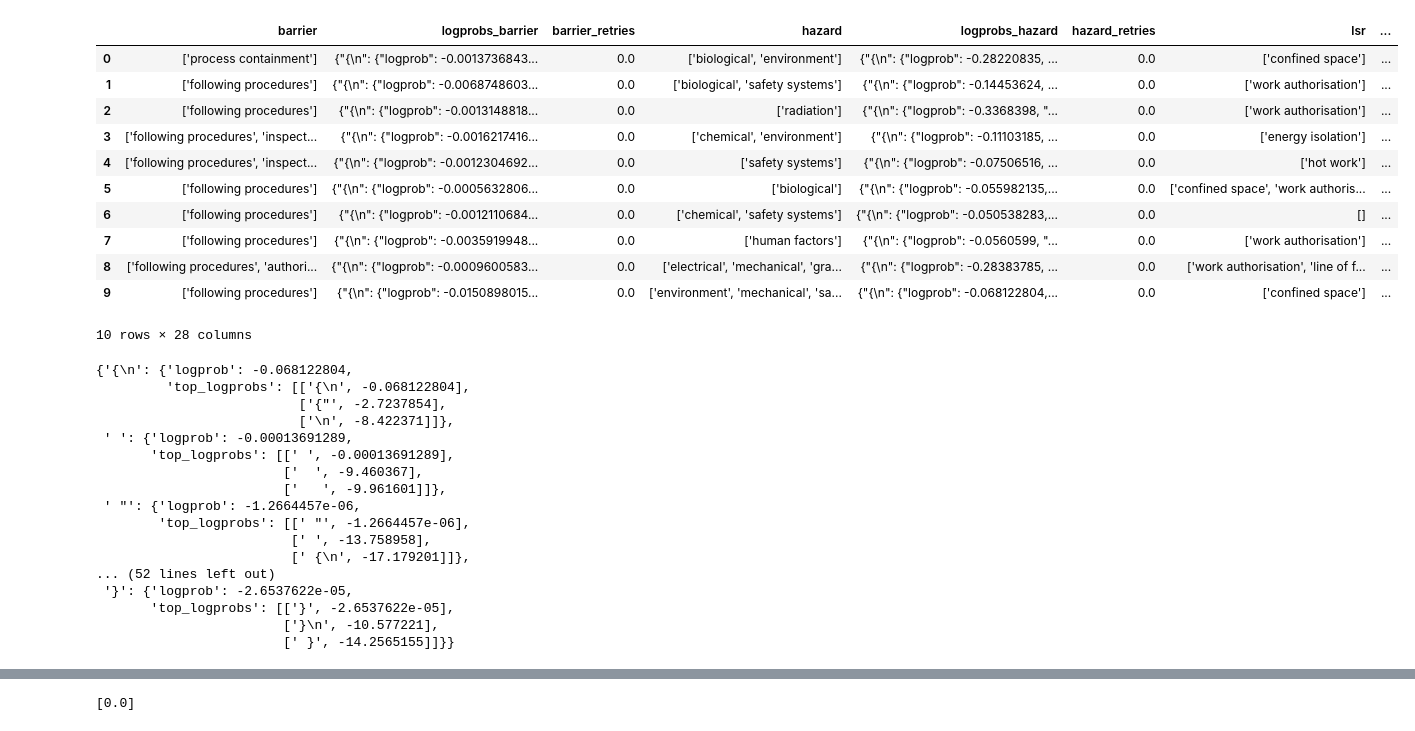
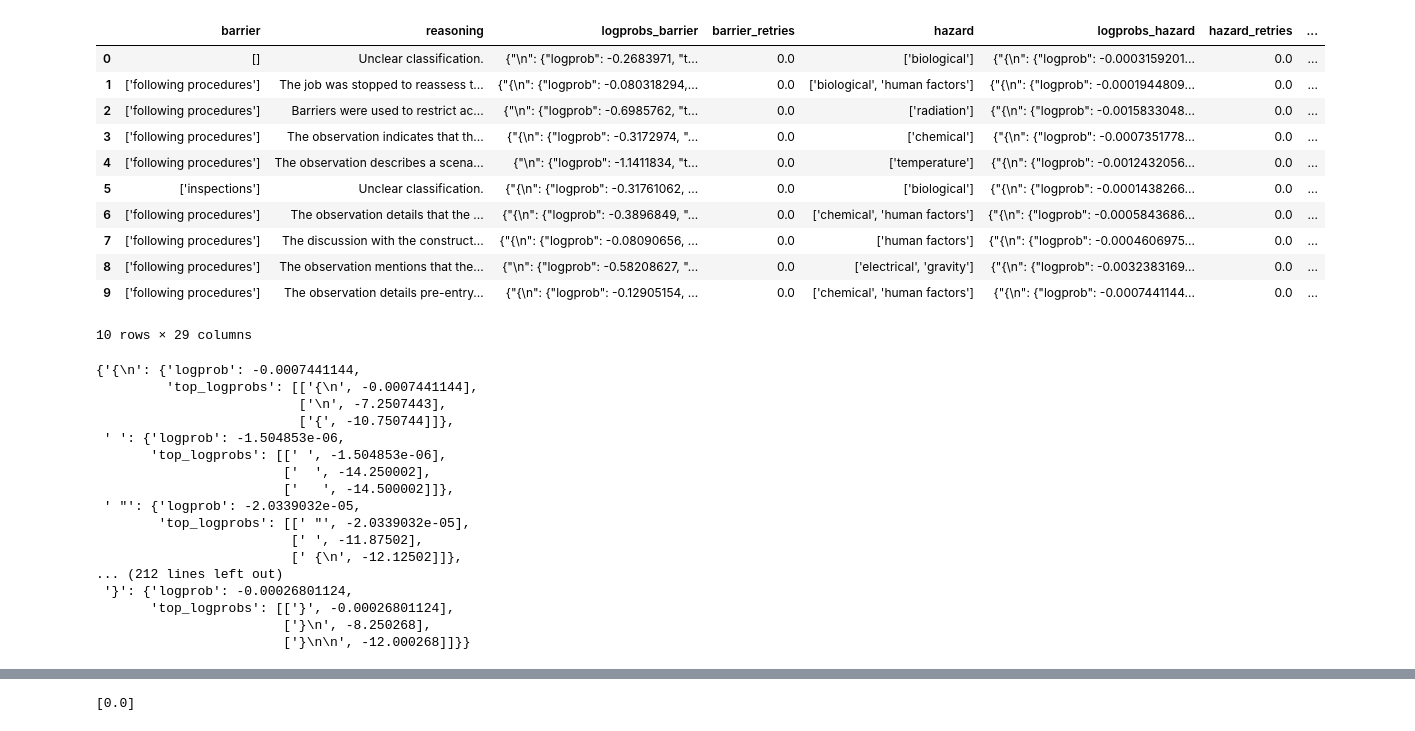
Before and after one commit to panu-hietanen/Empirisys, a Jupyter notebook: lp_analysis.ipynb, the cells around one changed output, grey strips where cells are left out. Drawn from its saved outputs; the diff is of its cells as text; code cells hidden in the pictures.

```diff
--- a/lp_analysis.ipynb
+++ b/lp_analysis.ipynb
@@ -138,44 +138,47 @@ lsr_dict = {
     "Working at Height": "Protect yourself against a fall when working at height. I inspect my fall protection equipment before use. I secure tools and work materials to prevent dropped objects. I tie off 100% to approved anchor points while outside a protected area. Working at height outside a protected area (such as an elevated work area not enclosed by hand rails) requires the use of approved fall protection equipment secured to an approved anchor point. Other considerations for working at height include ladders, work over water, rope access, floor openings, access hatches, and inspection pits. Floor openings should be protected with physical barriers to prevent falls. Preventing objects from falling from height and using physical barriers below working area keeps you and people working below you safe. IOGP recommends that companies define working at height as work at or above 1.8m/6ft, unless local legislation requires a lower height. Scaffolds should be properly constructed, inspected and certified."
 }
 # %%
-df = pd.read_csv('Data\logprobs_GD_002_boosted_2024-07-24.csv')
+# df = pd.read_csv('Data\logprobs_GD_002_boosted_2024-07-24.csv')
+# df = pd.read_csv('Data\logprobs_GD_003_boosted_2024-07-30.csv')
+df = pd.read_csv('Data\logprobs_GD_004_boosted_2024-07-30.csv')
+
 
 entity = 'hazard'
 lp = df[f'logprobs_{entity}']
 df.head(10)
 # %% [output]
-|  | barrier | logprobs_barrier | barrier_retries | hazard | logprobs_hazard | hazard_retries | lsr | ... |
-| 0 | ['process containment'] | {"{\n": {"logprob": -0.0013736843... | 0.0 | ['biological', 'environment'] | {"{\n": {"logprob": -0.28220835, ... | 0.0 | ['confined space'] | ... |
-| 1 | ['following procedures'] | {"{\n": {"logprob": -0.0068748603... | 0.0 | ['biological', 'safety systems'] | {"{\n": {"logprob": -0.14453624, ... | 0.0 | ['work authorisation'] | ... |
-| 2 | ['following procedures'] | {"{\n": {"logprob": -0.0013148818... | 0.0 | ['radiation'] | {"{\n": {"logprob": -0.3368398, "... | 0.0 | ['work authorisation'] | ... |
-| 3 | ['following procedures', 'inspect... | {"{\n": {"logprob": -0.0016217416... | 0.0 | ['chemical', 'environment'] | {"{\n": {"logprob": -0.11103185, ... | 0.0 | ['energy isolation'] | ... |
-| 4 | ['following procedures', 'inspect... | {"{\n": {"logprob": -0.0012304692... | 0.0 | ['safety systems'] | {"{\n": {"logprob": -0.07506516, ... | 0.0 | ['hot work'] | ... |
-| 5 | ['following procedures'] | {"{\n": {"logprob": -0.0005632806... | 0.0 | ['biological'] | {"{\n": {"logprob": -0.055982135,... | 0.0 | ['confined space', 'work authoris... | ... |
-| 6 | ['following procedures'] | {"{\n": {"logprob": -0.0012110684... | 0.0 | ['chemical', 'safety systems'] | {"{\n": {"logprob": -0.050538283,... | 0.0 | [] | ... |
-| 7 | ['following procedures'] | {"{\n": {"logprob": -0.0035919948... | 0.0 | ['human factors'] | {"{\n": {"logprob": -0.0560599, "... | 0.0 | ['work authorisation'] | ... |
-| 8 | ['following procedures', 'authori... | {"{\n": {"logprob": -0.0009600583... | 0.0 | ['electrical', 'mechanical', 'gra... | {"{\n": {"logprob": -0.28383785, ... | 0.0 | ['work authorisation', 'line of f... | ... |
-| 9 | ['following procedures'] | {"{\n": {"logprob": -0.0150898015... | 0.0 | ['environment', 'mechanical', 'sa... | {"{\n": {"logprob": -0.068122804,... | 0.0 | ['confined space'] | ... |
+|  | barrier | reasoning | logprobs_barrier | barrier_retries | hazard | logprobs_hazard | hazard_retries | ... |
+| 0 | [] | Unclear classification. | {"\n": {"logprob": -0.2683971, "t... | 0.0 | ['biological'] | {"{\n": {"logprob": -0.0003159201... | 0.0 | ... |
+| 1 | ['following procedures'] | The job was stopped to reassess t... | {"{\n": {"logprob": -0.080318294,... | 0.0 | ['biological', 'human factors'] | {"{\n": {"logprob": -0.0001944809... | 0.0 | ... |
+| 2 | ['following procedures'] | Barriers were used to restrict ac... | {"\n": {"logprob": -0.6985762, "t... | 0.0 | ['radiation'] | {"{\n": {"logprob": -0.0015833048... | 0.0 | ... |
+| 3 | ['following procedures'] | The observation indicates that th... | {"{\n": {"logprob": -0.3172974, "... | 0.0 | ['chemical'] | {"{\n": {"logprob": -0.0007351778... | 0.0 | ... |
+| 4 | ['following procedures'] | The observation describes a scena... | {"\n": {"logprob": -1.1411834, "t... | 0.0 | ['temperature'] | {"{\n": {"logprob": -0.0012432056... | 0.0 | ... |
+| 5 | ['inspections'] | Unclear classification. | {"{\n": {"logprob": -0.31761062, ... | 0.0 | ['biological'] | {"{\n": {"logprob": -0.0001438266... | 0.0 | ... |
+| 6 | ['following procedures'] | The observation details that the ... | {"{\n": {"logprob": -0.3896849, "... | 0.0 | ['chemical', 'human factors'] | {"{\n": {"logprob": -0.0005843686... | 0.0 | ... |
+| 7 | ['following procedures'] | The discussion with the construct... | {"{\n": {"logprob": -0.08090656, ... | 0.0 | ['human factors'] | {"{\n": {"logprob": -0.0004606975... | 0.0 | ... |
+| 8 | ['following procedures'] | The observation mentions that the... | {"\n": {"logprob": -0.58208627, "... | 0.0 | ['electrical', 'gravity'] | {"{\n": {"logprob": -0.0032383169... | 0.0 | ... |
+| 9 | ['following procedures'] | The observation details pre-entry... | {"{\n": {"logprob": -0.12905154, ... | 0.0 | ['chemical', 'human factors'] | {"{\n": {"logprob": -0.0007441144... | 0.0 | ... |
-10 rows × 28 columns
+10 rows × 29 columns
 # %%
 pp(ast.literal_eval(df.iloc[9].logprobs_hazard))
 # %% [output]
-{'{\n': {'logprob': -0.068122804,
-         'top_logprobs': [['{\n', -0.068122804],
-                          ['{"', -2.7237854],
-                          ['\n', -8.422371]]},
- ' ': {'logprob': -0.00013691289,
-       'top_logprobs': [[' ', -0.00013691289],
-                        ['  ', -9.460367],
-                        ['   ', -9.961601]]},
- ' "': {'logprob': -1.2664457e-06,
-        'top_logprobs': [[' "', -1.2664457e-06],
-                         [' ', -13.758958],
-                         [' {\n', -17.179201]]},
-... (52 lines left out)
- '}': {'logprob': -2.6537622e-05,
-       'top_logprobs': [['}', -2.6537622e-05],
-                        ['}\n', -10.577221],
-                        [' }', -14.2565155]]}}
+{'{\n': {'logprob': -0.0007441144,
+         'top_logprobs': [['{\n', -0.0007441144],
+                          ['\n', -7.2507443],
+                          ['{', -10.750744]]},
+ ' ': {'logprob': -1.504853e-06,
+       'top_logprobs': [[' ', -1.504853e-06],
+                        ['  ', -14.250002],
+                        ['   ', -14.500002]]},
+ ' "': {'logprob': -2.0339032e-05,
+        'top_logprobs': [[' "', -2.0339032e-05],
+                         [' ', -11.87502],
+                         [' {\n', -12.12502]]},
+... (212 lines left out)
+ '}': {'logprob': -0.00026801124,
+       'top_logprobs': [['}', -0.00026801124],
+                        ['}\n', -8.250268],
+                        ['}\n\n', -12.000268]]}}
 # %%
 x = lp.loc[1]
 x = ast.literal_eval(x)
```
Also changed, not shown: parts of 19 cells of this notebook.
